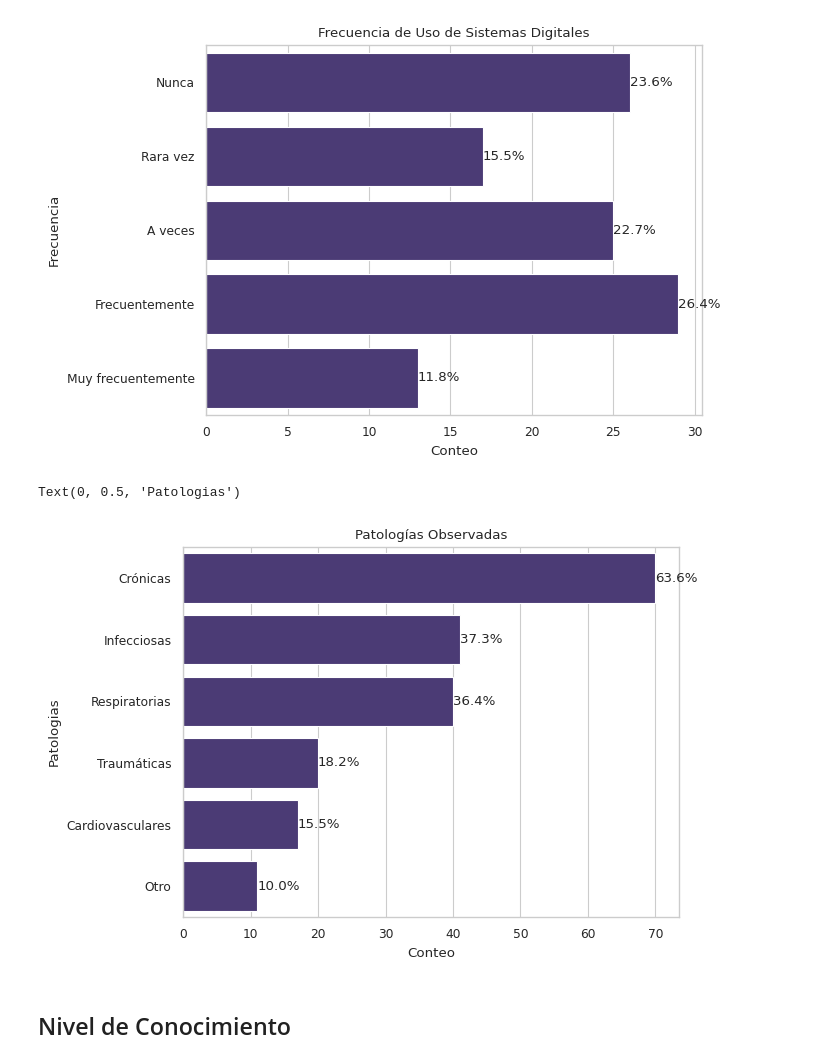
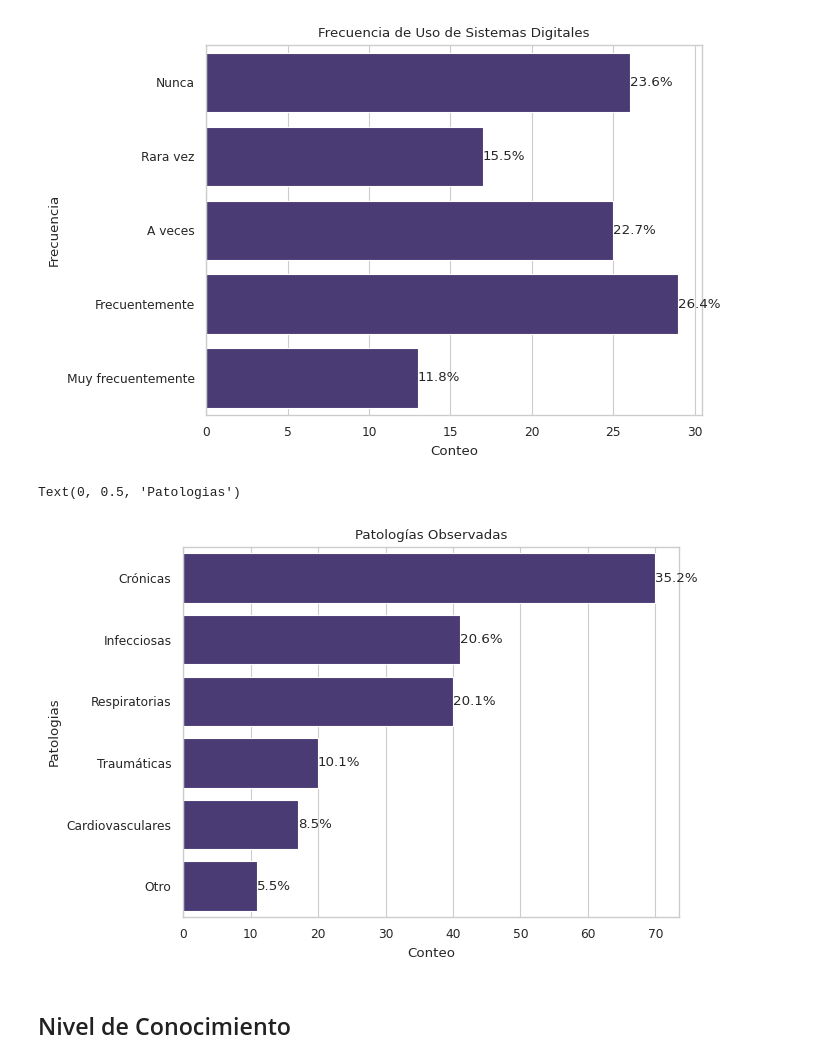
Before and after one commit to Mortadelo24/mejora-infrastructura-hospitalaria-managua-nicaragua, a Jupyter notebook: 03_Data_Analysis.ipynb, the cells around one changed output. Cells and saved outputs as stored; diff of their text form; code cells hidden in the pictures.

```diff
--- a/03_Data_Analysis.ipynb
+++ b/03_Data_Analysis.ipynb
@@ -132,13 +132,14 @@ Text(0, 0.5, 'Frecuencia')
 [figure]
 # %%
 data_subset = data[["pathologies"]].explode('pathologies')
-ax = sns.countplot(data=data_subset, y='pathologies', order=data_subset["pathologies"].value_counts().index)
-add_percentage(ax, len(data))
+ax = sns.countplot(data=data_subset, y='pathologies',
+                   order=data_subset["pathologies"].value_counts().index)
+add_percentage(ax, len(data_subset))
 plt.title("Patologías Observadas")
 plt.xlabel("Conteo")
 plt.ylabel("Patologias")
 # %% [output]
 Text(0, 0.5, 'Patologias')
-[figure, old version]
+[figure, new version]
 # %% [markdown]
 ## Nivel de Conocimiento
```
Also changed, not shown: parts of 12 cells of this notebook.
